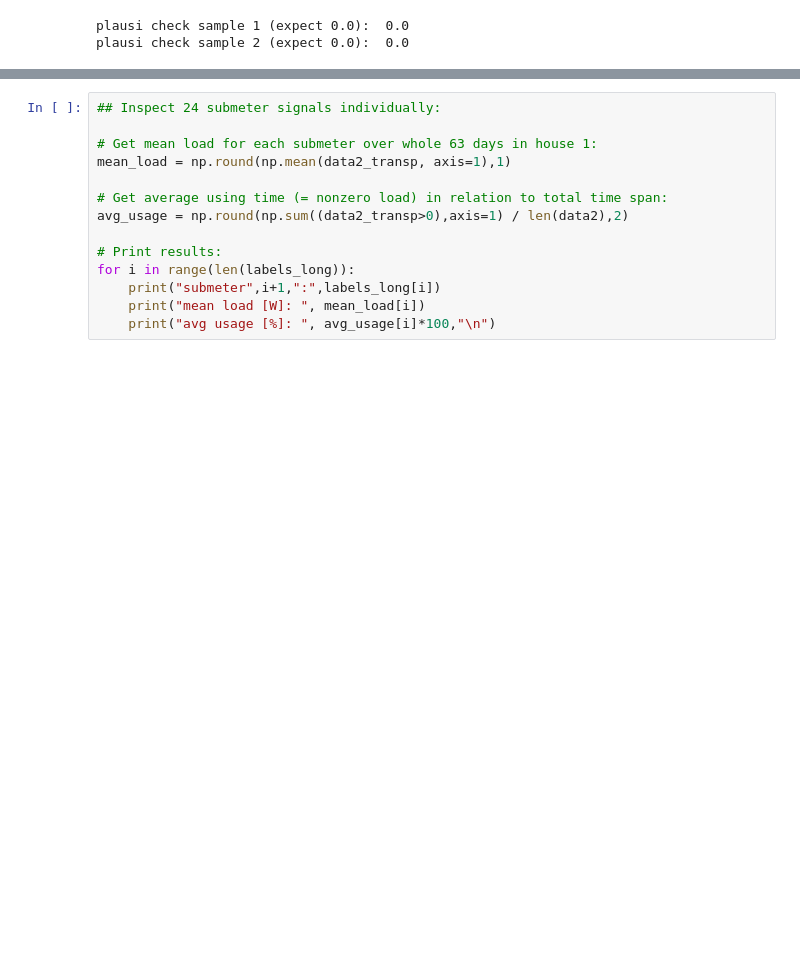
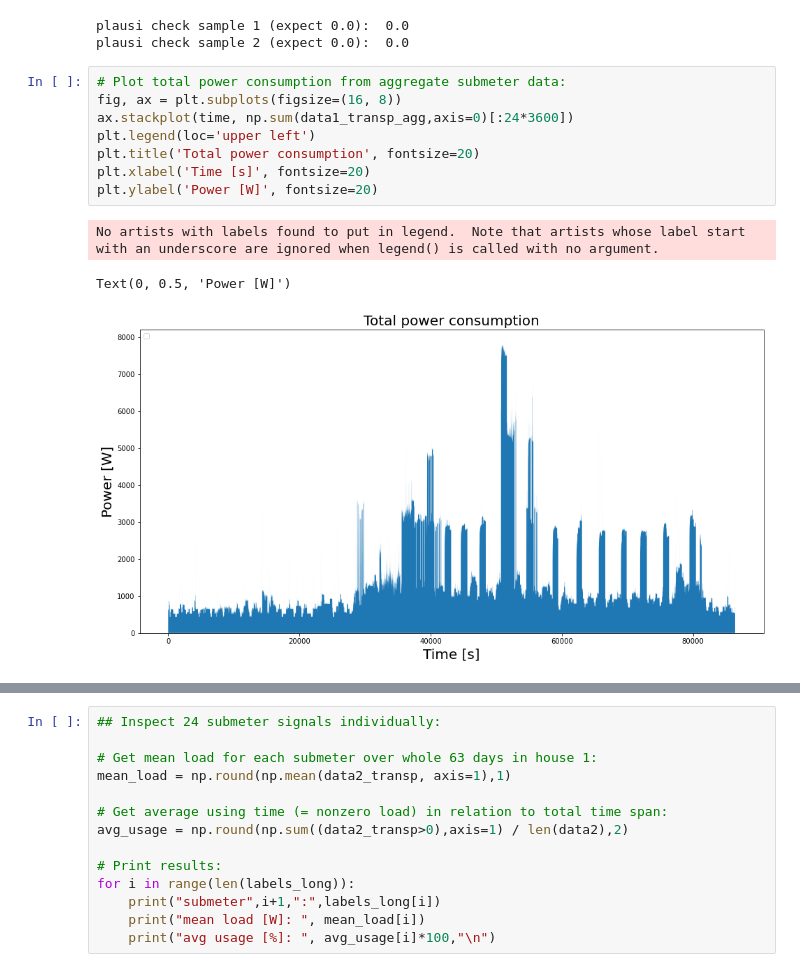
Before and after one commit to MarcoLandtHayen/NILM_NonIntrusiveLoadMonitoring, a Jupyter notebook: notebooks/02_NILM_RAEdataset_CNN.ipynb, the cells around one changed output, grey strips where cells are left out. Cells and saved outputs as stored; diff of their text form; blank space fills up the shorter version.

```diff
--- a/notebooks/02_NILM_RAEdataset_CNN.ipynb
+++ b/notebooks/02_NILM_RAEdataset_CNN.ipynb
@@ -266,3 +265,15 @@ print("plausi check sample 2 (expect 0.0): ", np.sum(np.sum(data2_transp_agg,axi
 # %% [output]
 plausi check sample 1 (expect 0.0):  0.0
 plausi check sample 2 (expect 0.0):  0.0
+# %%
+# Plot total power consumption from aggregate submeter data:
+fig, ax = plt.subplots(figsize=(16, 8))
+ax.stackplot(time, np.sum(data1_transp_agg,axis=0)[:24*3600])
+plt.legend(loc='upper left')
+plt.title('Total power consumption', fontsize=20)
+plt.xlabel('Time [s]', fontsize=20)
+plt.ylabel('Power [W]', fontsize=20)
+# %% [output]
+No artists with labels found to put in legend.  Note that artists whose label start with an underscore are ignored when legend() is called with no argument.
+Text(0, 0.5, 'Power [W]')
+[figure, added]
```
Also changed, not shown: parts of 12 cells of this notebook, 1 other file.
